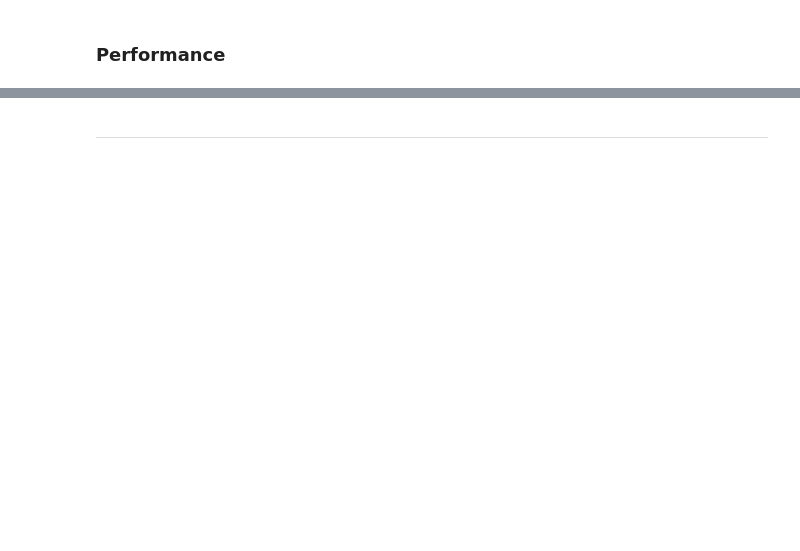
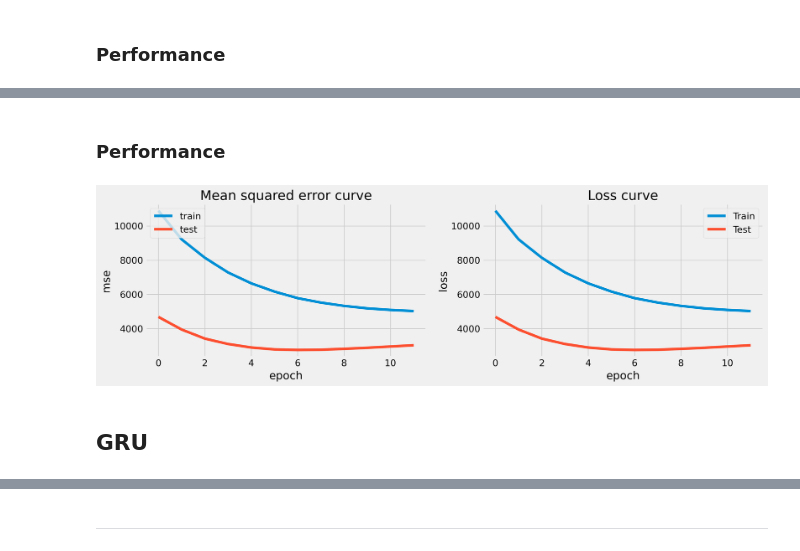
Before and after one commit to Melodyellinn/Projet_RNR, a Jupyter notebook: notebooks/notebook_model.ipynb, the cells around one changed output, grey strips where cells are left out. Saved outputs shown, nothing was run; the diff lists cells and outputs as text; code cells hidden in the pictures; blank space fills up the shorter version.

```diff
--- a/notebooks/notebook_model.ipynb
+++ b/notebooks/notebook_model.ipynb
@@ -255,0 +297,33 @@ ValueError: The truth value of a DataFrame is ambiguous. Use a.empty, a.bool(),
+# %%
+# define optimzer paramaters
+optimizer = Adam(lr=0.005)
+# %%
+# define early-stopping regularization
+callback = EarlyStopping(monitor='val_loss', patience=5, verbose=2, mode='min')
+# %%
+def lstm(train_generator, test_generator, callaback_, optimizer, time_steps, n_features, epoch, batch, verbose, dropout):
+    model = Sequential()
+    # return sequences refer to all the outputs of the memory cells, True if next layer is LSTM
+    model.add(LSTM(150, dropout=dropout, return_sequences=True, input_shape=(time_steps, n_features)))
+    model.add(LSTM(150, dropout=dropout, return_sequences=False))
+    model.add(Dense(1, activation='relu'))
+    model.compile(loss='mse',
+                    optimizer=optimizer,
+                    metrics='mse')
+    model.fit(train_generator,
+                batch_size=batch,
+                epochs= epoch,
+                callbacks=[callaback_],
+                verbose=verbose,
+                validation_data=(test_generator))
+    return model
+# %%
+# model instantiation
+epoch = 150
+batch = 64
+verbose = 2
+dropout = 0.2
+n_features = 6
+time_steps = 24
+
+lstm_model = lstm(train_gnr, test_gnr, callback, optimizer, time_steps, n_features, epoch, batch, verbose, dropout)
@@ -255,0 +348,9 @@ ValueError: The truth value of a DataFrame is ambiguous. Use a.empty, a.bool(),
+# %% [markdown]
+### Performance
+# %%
+# plot loss funtion / learning curves
+plot_validate('lstm', lstm_model)
+# %% [output]
+[figure, added]
+# %% [markdown]
+## GRU
```
Also changed, not shown: parts of 39 cells of this notebook, 7 other files.
